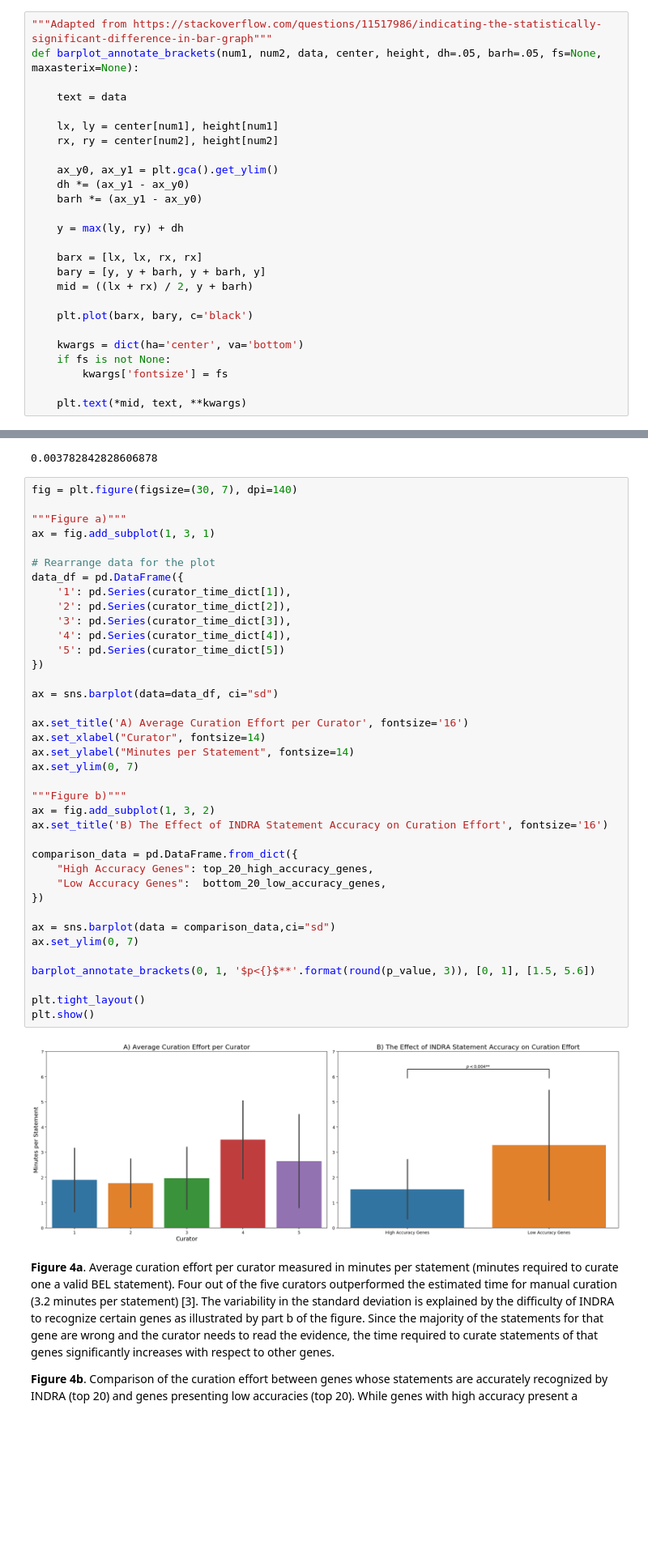
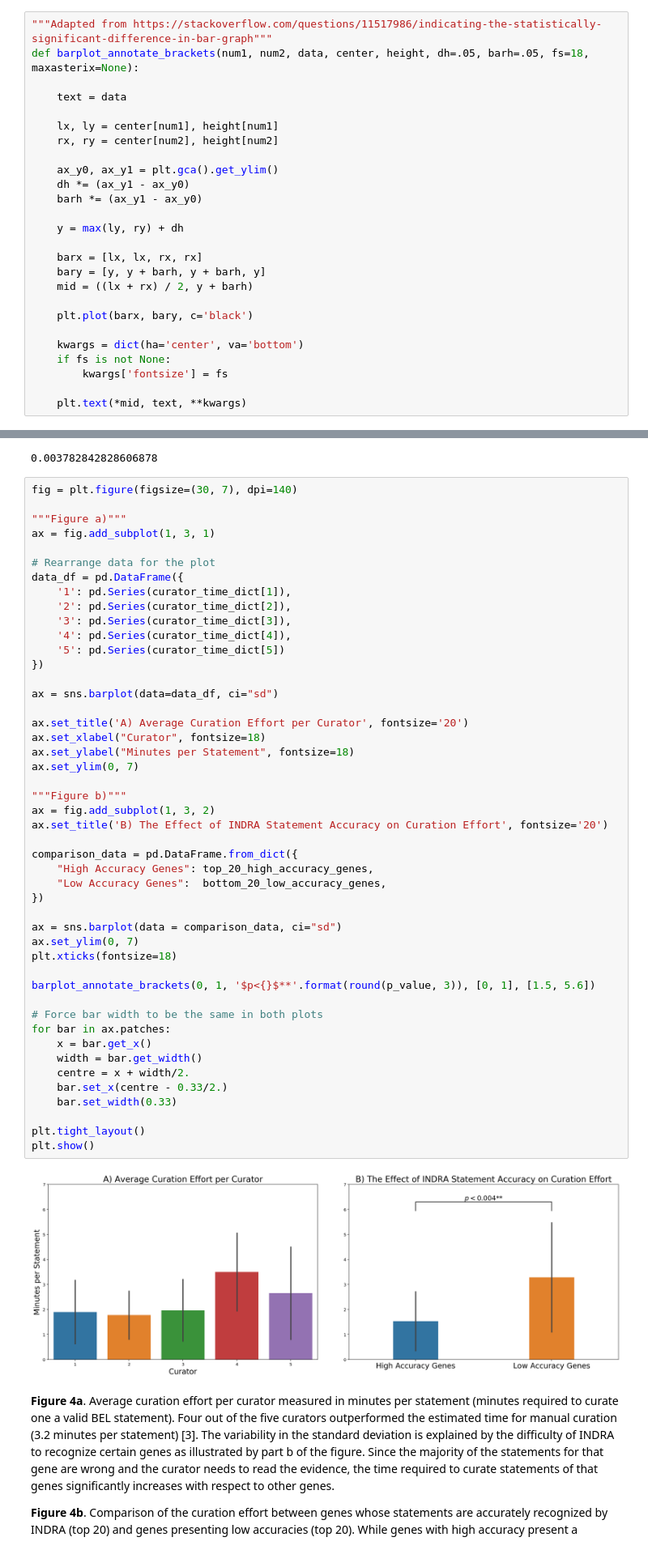
Before and after one commit to bel-enrichment/hbp-results, a Jupyter notebook: notebooks/INDRA Curation Notebook.ipynb, the cells around one changed output, grey strips where cells are left out. Shown: that part at 81% size. Cells and saved outputs as stored; diff of their text form; blank space fills up the shorter version.

Commit message:
Update figure 4

```diff
--- a/notebooks/INDRA Curation Notebook.ipynb
+++ b/notebooks/INDRA Curation Notebook.ipynb
@@ -295,7 +295,7 @@ __Figure 3__. The bar chart shows the most common errors annotated by the curato
 In this part of the notebook, we analyze whether the proposed workflow with INDRA requires less amount of time to extract a valid BEL statement than standard manual curation.
 # %%
 """Adapted from https://stackoverflow.com/questions/11517986/indicating-the-statistically-significant-difference-in-bar-graph"""
-def barplot_annotate_brackets(num1, num2, data, center, height, dh=.05, barh=.05, fs=None, maxasterix=None):
+def barplot_annotate_brackets(num1, num2, data, center, height, dh=.05, barh=.05, fs=18, maxasterix=None):
 
     text = data
 
@@ -343,39 +343,48 @@ fig = plt.figure(figsize=(30, 7), dpi=140)
 ax = fig.add_subplot(1, 3, 1)
 
 # Rearrange data for the plot
 data_df = pd.DataFrame({
     '1': pd.Series(curator_time_dict[1]),
     '2': pd.Series(curator_time_dict[2]),
     '3': pd.Series(curator_time_dict[3]),
     '4': pd.Series(curator_time_dict[4]),
     '5': pd.Series(curator_time_dict[5])
 })
 
 ax = sns.barplot(data=data_df, ci="sd")
 
-ax.set_title('A) Average Curation Effort per Curator', fontsize='16')
-ax.set_xlabel("Curator", fontsize=14)
-ax.set_ylabel("Minutes per Statement", fontsize=14)
+ax.set_title('A) Average Curation Effort per Curator', fontsize='20')
+ax.set_xlabel("Curator", fontsize=18)
+ax.set_ylabel("Minutes per Statement", fontsize=18)
 ax.set_ylim(0, 7)
 
 """Figure b)"""
 ax = fig.add_subplot(1, 3, 2)
-ax.set_title('B) The Effect of INDRA Statement Accuracy on Curation Effort', fontsize='16')
+ax.set_title('B) The Effect of INDRA Statement Accuracy on Curation Effort', fontsize='20')
 
 comparison_data = pd.DataFrame.from_dict({
     "High Accuracy Genes": top_20_high_accuracy_genes,
     "Low Accuracy Genes":  bottom_20_low_accuracy_genes,
 })
 
-ax = sns.barplot(data = comparison_data,ci="sd")
+ax = sns.barplot(data = comparison_data, ci="sd")
 ax.set_ylim(0, 7)
+plt.xticks(fontsize=18)
 
 barplot_annotate_brackets(0, 1, '$p<{}$**'.format(round(p_value, 3)), [0, 1], [1.5, 5.6])
 
+# Force bar width to be the same in both plots
+for bar in ax.patches:
+    x = bar.get_x()
+    width = bar.get_width()
+    centre = x + width/2.
+    bar.set_x(centre - 0.33/2.)
+    bar.set_width(0.33)
+
 plt.tight_layout()
 plt.show()
 # %% [output]
-[figure, old version]
+[figure, new version]
 # %% [markdown]
 **Figure 4a**. Average curation effort per curator measured in minutes per statement (minutes required to curate one a valid BEL statement). Four out of the five curators outperformed the estimated time for manual curation (3.2 minutes per statement) [3]. The variability in the standard deviation is explained by the difficulty of INDRA to recognize certain genes as illustrated by part b of the figure. Since the majority of the statements for that gene are wrong and the curator needs to read the evidence, the time required to curate statements of that genes significantly increases with respect to other genes.
 
```
Also changed, not shown: parts of 2 cells of this notebook.
